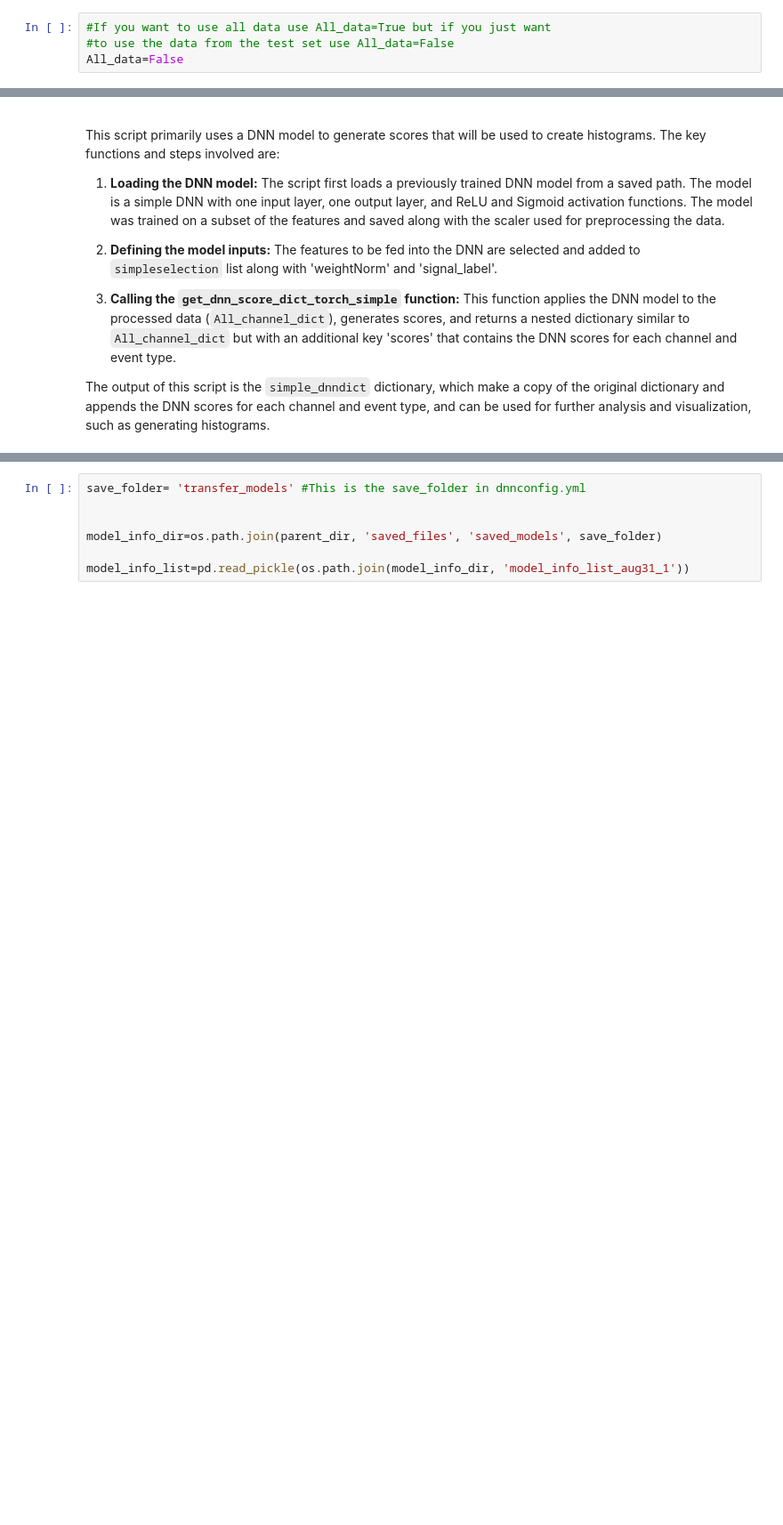
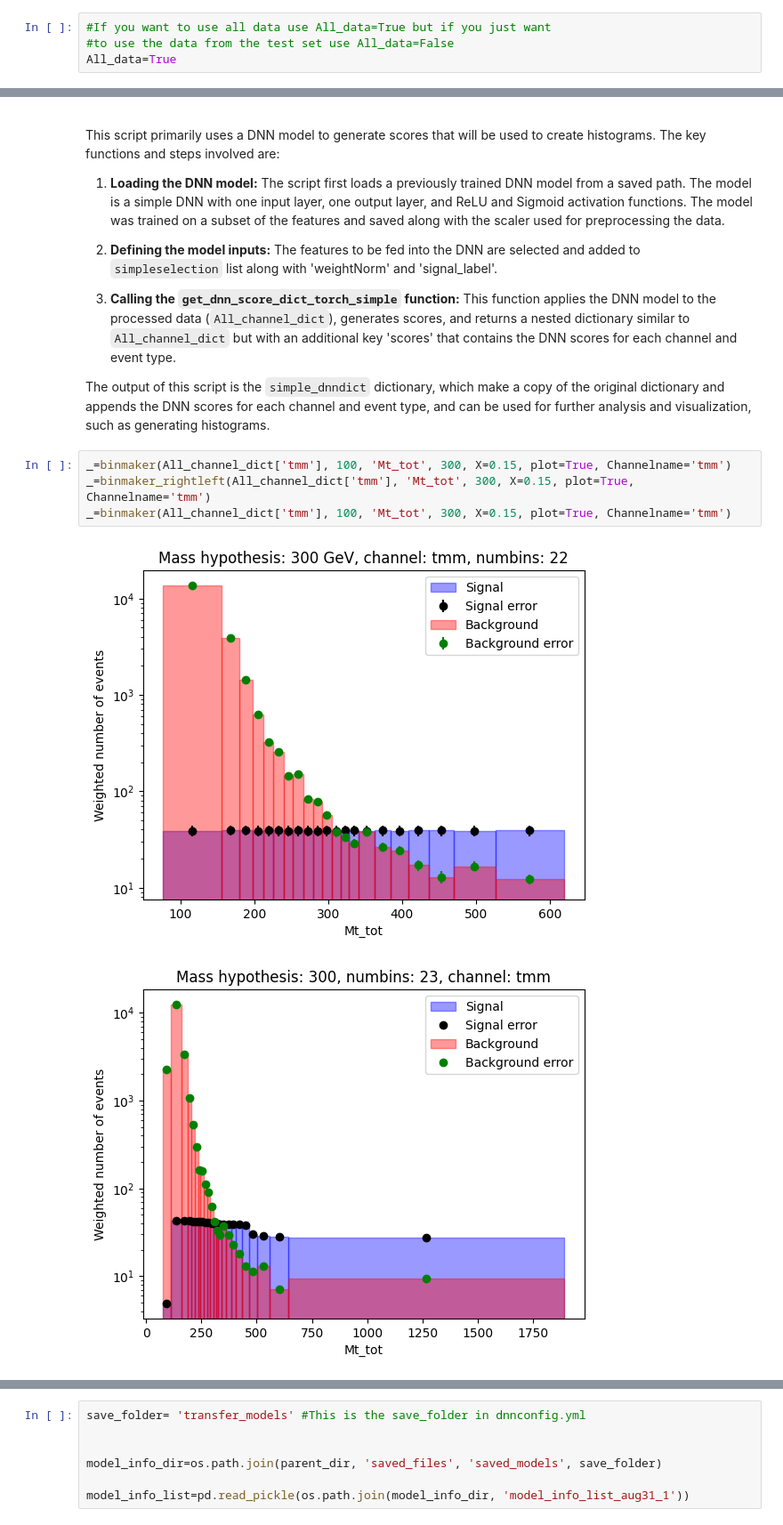
Before and after one commit to DimaPdemler/HNLclassifier, a Jupyter notebook: SignificancePlotting/SignificanceCalculation.ipynb, the cells around one changed output, grey strips where cells are left out. Shown: that part at 89% size. Drawn from its saved outputs; the diff is of its cells as text; blank space fills up the shorter version.

```diff
--- a/SignificancePlotting/SignificanceCalculation.ipynb
+++ b/SignificancePlotting/SignificanceCalculation.ipynb
@@ -38,7 +38,7 @@ The final output of the script is the `All_channel_dict` dictionary, which conta
 # %%
 #If you want to use all data use All_data=True but if you just want
 #to use the data from the test set use All_data=False
-All_data=False
+All_data=True
 # %%
 values = []
 flat_features = flatten_2D_list(features)
@@ -91,3 +91,10 @@ This script primarily uses a DNN model to generate scores that will be used to c
 3. **Calling the `get_dnn_score_dict_torch_simple` function:** This function applies the DNN model to the processed data (`All_channel_dict`), generates scores, and returns a nested dictionary similar to `All_channel_dict` but with an additional key 'scores' that contains the DNN scores for each channel and event type.
 
 The output of this script is the `simple_dnndict` dictionary, which make a copy of the original dictionary and appends the DNN scores for each channel and event type, and can be used for further analysis and visualization, such as generating histograms.
+# %%
+_=binmaker(All_channel_dict['tmm'], 100, 'Mt_tot', 300, X=0.15, plot=True, Channelname='tmm')
+_=binmaker_rightleft(All_channel_dict['tmm'], 'Mt_tot', 300, X=0.15, plot=True, Channelname='tmm')
+_=binmaker(All_channel_dict['tmm'], 100, 'Mt_tot', 300, X=0.15, plot=True, Channelname='tmm')
+# %% [output]
+[figure, added]
+[figure, added]
```
Also changed, not shown: parts of 4 cells of this notebook, 8 other files.
